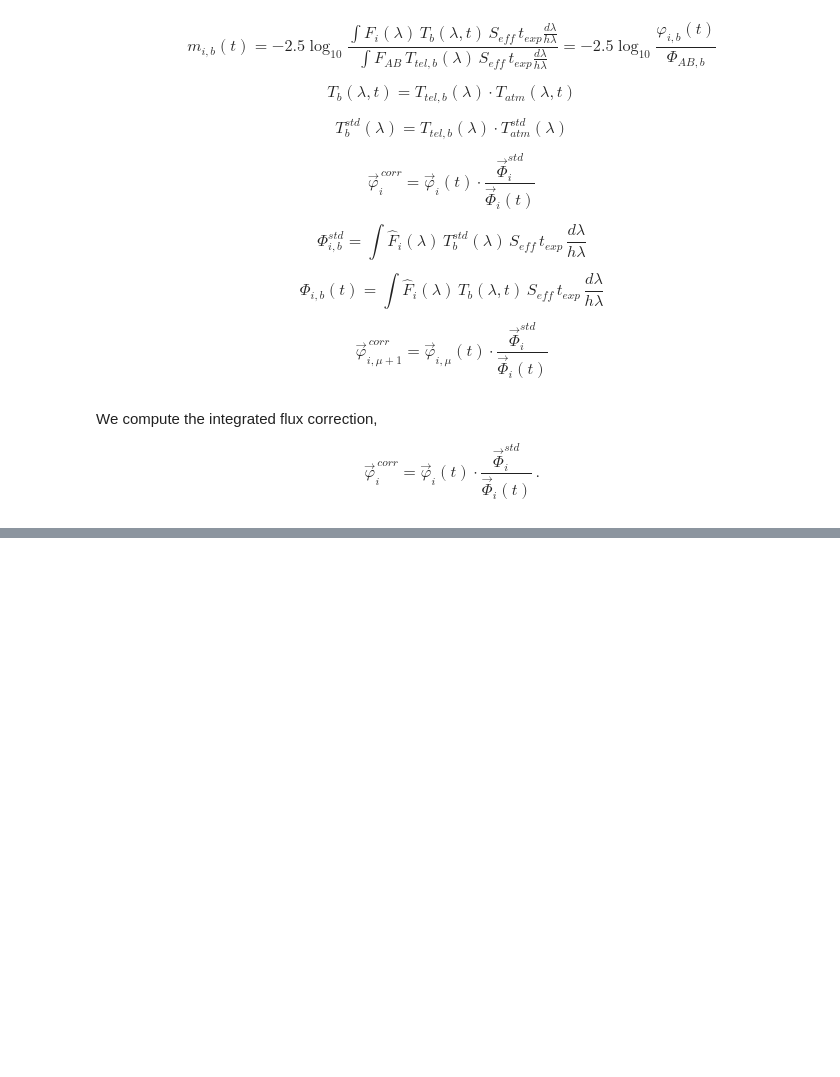
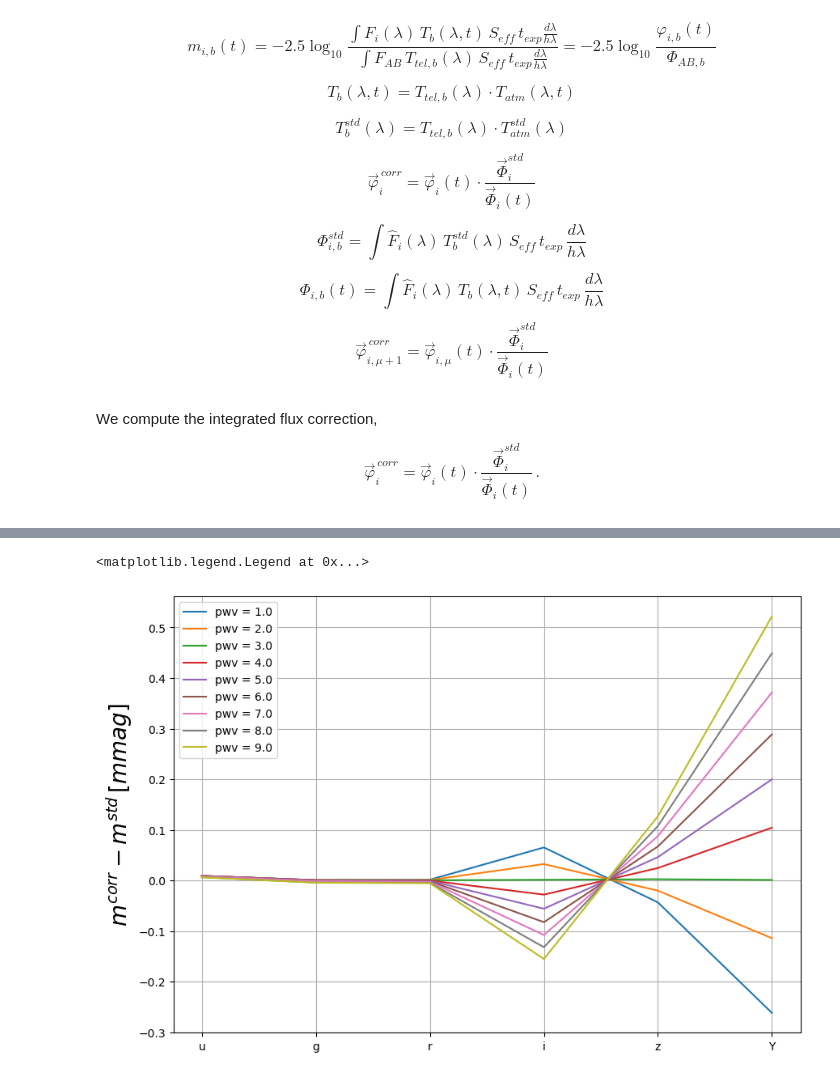
Before and after one commit to mrmonroy/auxtel_atm_color_comp, a Jupyter notebook: 04_color_corrections_pwv_kNN.ipynb, the cells around one changed output, grey strips where cells are left out. Drawn from its saved outputs; the diff is of its cells as text; code cells hidden in the pictures; blank space fills up the shorter version.

Commit message:
Computed delta m

```diff
--- a/04_color_corrections_pwv_kNN.ipynb
+++ b/04_color_corrections_pwv_kNN.ipynb
@@ -1449,5 +1451,5 @@ phi_corr_dict[test_id] = {}
 for filter in filters:
     phi_corr_dict[test_id][filter] = []
     for isim in range(n_sim):
-        phi_corr_ = phi_t_dict[test_id][filter][isim]*Phi_std_dict[test_id][filter][isim]/Phi_t_dict[test_id][filter][isim]
+        phi_corr_ = phi_t_dict[test_id][filter][isim]*Phi_std_dict[test_id][filter]/Phi_t_dict[test_id][filter][isim]
         phi_corr_dict[test_id][filter].append(phi_corr_)
@@ -1455,0 +1522,28 @@ IndexError: invalid index to scalar variable.
+# %%
+mag_corr_dict = {}
+
+mag_corr_dict[test_id] = {}
+for filter in filters:
+    mag_corr_dict[test_id][filter] = []
+    for isim in range(n_sim):
+        mag_corr_ = mag_t_dict[test_id][filter][isim]+Mag_std_dict[test_id][filter]-Mag_t_dict[test_id][filter][isim]
+        mag_corr_dict[test_id][filter].append(mag_corr_)
+# %%
+fig = plt.figure(figsize=(10,7))
+
+ax = fig.add_subplot(111)
+
+for isim in range(n_sim):
+    delta_ = []
+    for i,filter_ in enumerate(filters):
+        delta_.append((mag_corr_dict[test_id][filter_][isim]-mag_std_dict[test_id][filter_])*1000.)
+    ax.plot(range(len(filters)),delta_,label='{0} = {1}'.format(variable_param,atm_vals[isim]))
+ax.grid()
+ax.set_ylabel(r'$m^{corr}-m^{std} \, [mmag]$',fontsize=20)
+xticks_ = ax.get_xticks()
+ax.set_xticks(ticks=xticks_[1:-1])
+ax.set_xticklabels(labels=filters)
+ax.legend()
+# %% [output]
+<matplotlib.legend.Legend at 0x...>
+[figure, added]
```
Also changed, not shown: parts of 12 cells of this notebook.
